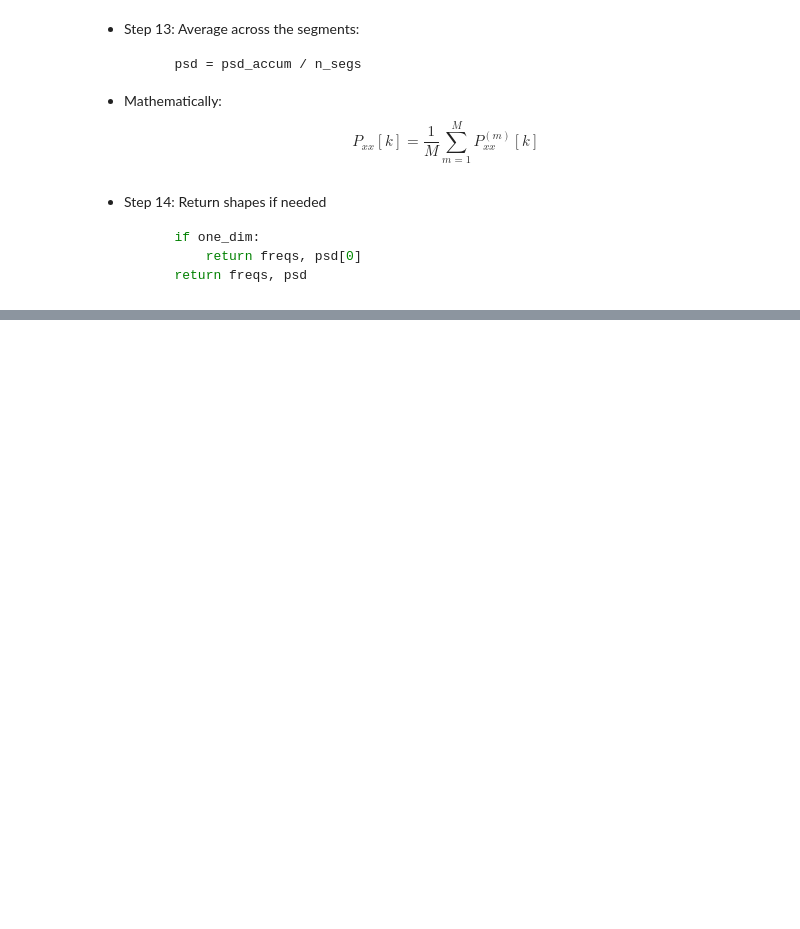
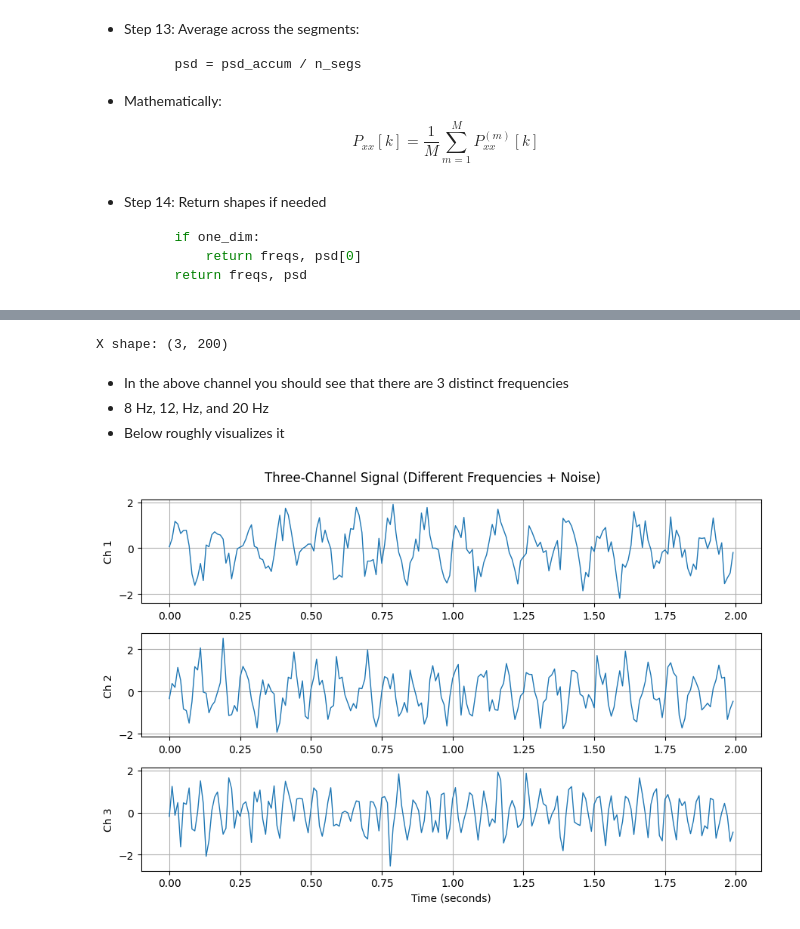
Before and after one commit to rgantonio/chronomatica, a Jupyter notebook: math/welch_filter.ipynb, the cells around one changed output, grey strips where cells are left out. Saved outputs shown, nothing was run; the diff lists cells and outputs as text; code cells hidden in the pictures; blank space fills up the shorter version.

```diff
--- a/math/welch_filter.ipynb
+++ b/math/welch_filter.ipynb
@@ -418,0 +457,41 @@ $$\hat{P}_{xx}[k] = \frac{1}{M} \sum_{m=1}^M P_{xx}^{(m)} [k] $$
+# %%
+# Sampling parameters
+fs = 100.0  # Hz
+t = np.arange(0, 2.0, 1/fs)
+
+# Three channels with different frequencies
+x_ch1 = np.sin(2 * np.pi * 8 * t)    # 8 Hz
+x_ch2 = np.sin(2 * np.pi * 12 * t)   # 12 Hz
+x_ch3 = np.sin(2 * np.pi * 20 * t)   # 20 Hz
+
+# Add noise independently to each channel
+rng = np.random.default_rng(0)
+x_ch1 += 0.5 * rng.standard_normal(len(t))
+x_ch2 += 0.5 * rng.standard_normal(len(t))
+x_ch3 += 0.5 * rng.standard_normal(len(t))
+
+# Stack into (C, N) array — exactly like EEG data
+X = np.vstack([x_ch1, x_ch2, x_ch3])
+
+print("X shape:", X.shape)  # (3, N)
+# %% [output]
+X shape: (3, 200)
+# %% [markdown]
+- In the above channel you should see that there are 3 distinct frequencies
+- 8 Hz, 12, Hz, and 20 Hz
+- Below roughly visualizes it
+# %%
+plt.figure(figsize=(9, 6))
+
+for c in range(3):
+    plt.subplot(3, 1, c + 1)
+    plt.plot(t, X[c], linewidth=1)
+    plt.ylabel(f"Ch {c+1}")
+    plt.grid(True)
+
+plt.xlabel("Time (seconds)")
+plt.suptitle("Three-Channel Signal (Different Frequencies + Noise)")
+plt.tight_layout()
+plt.show()
+# %% [output]
+[figure, added]
```
Also changed, not shown: parts of 7 cells of this notebook.
